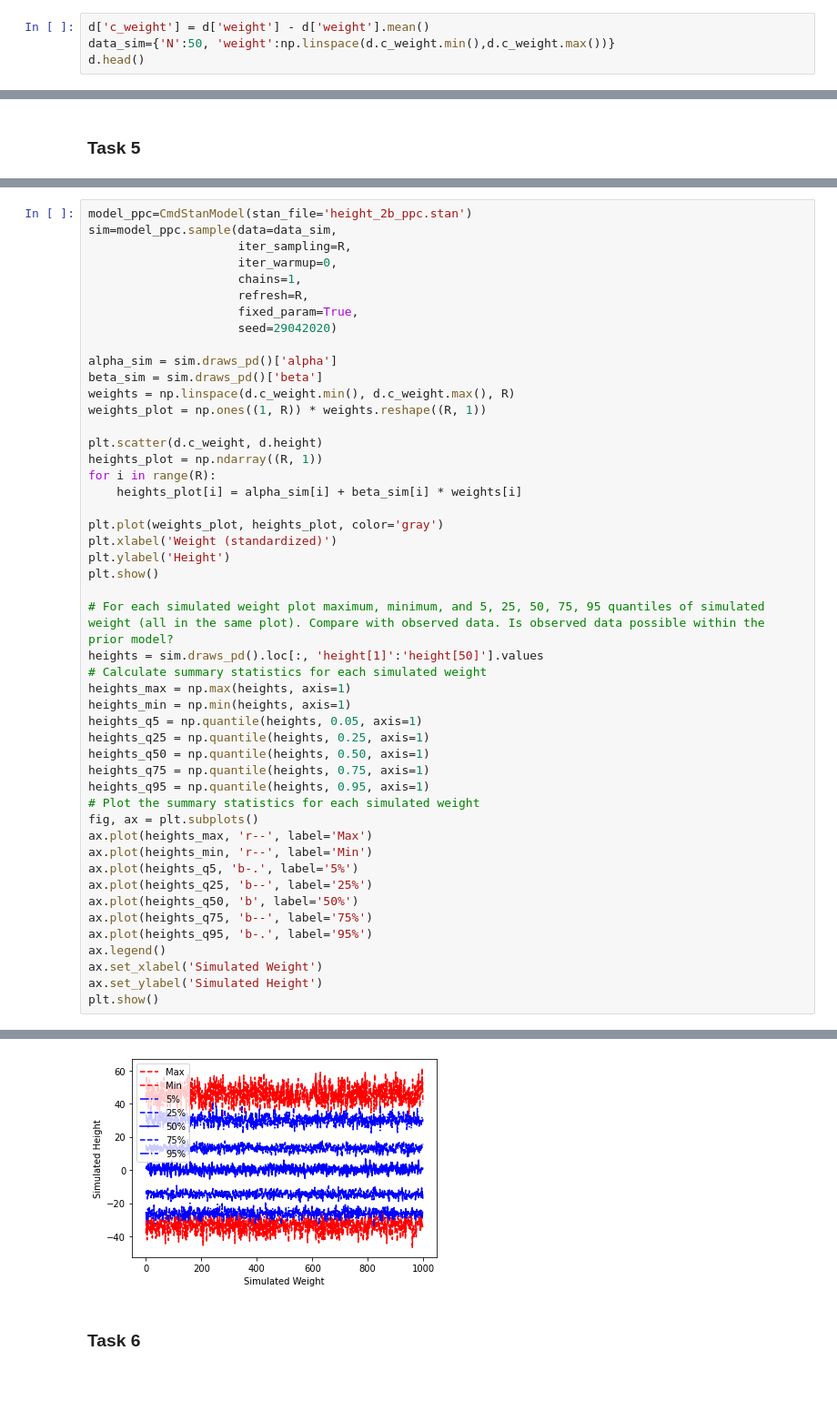
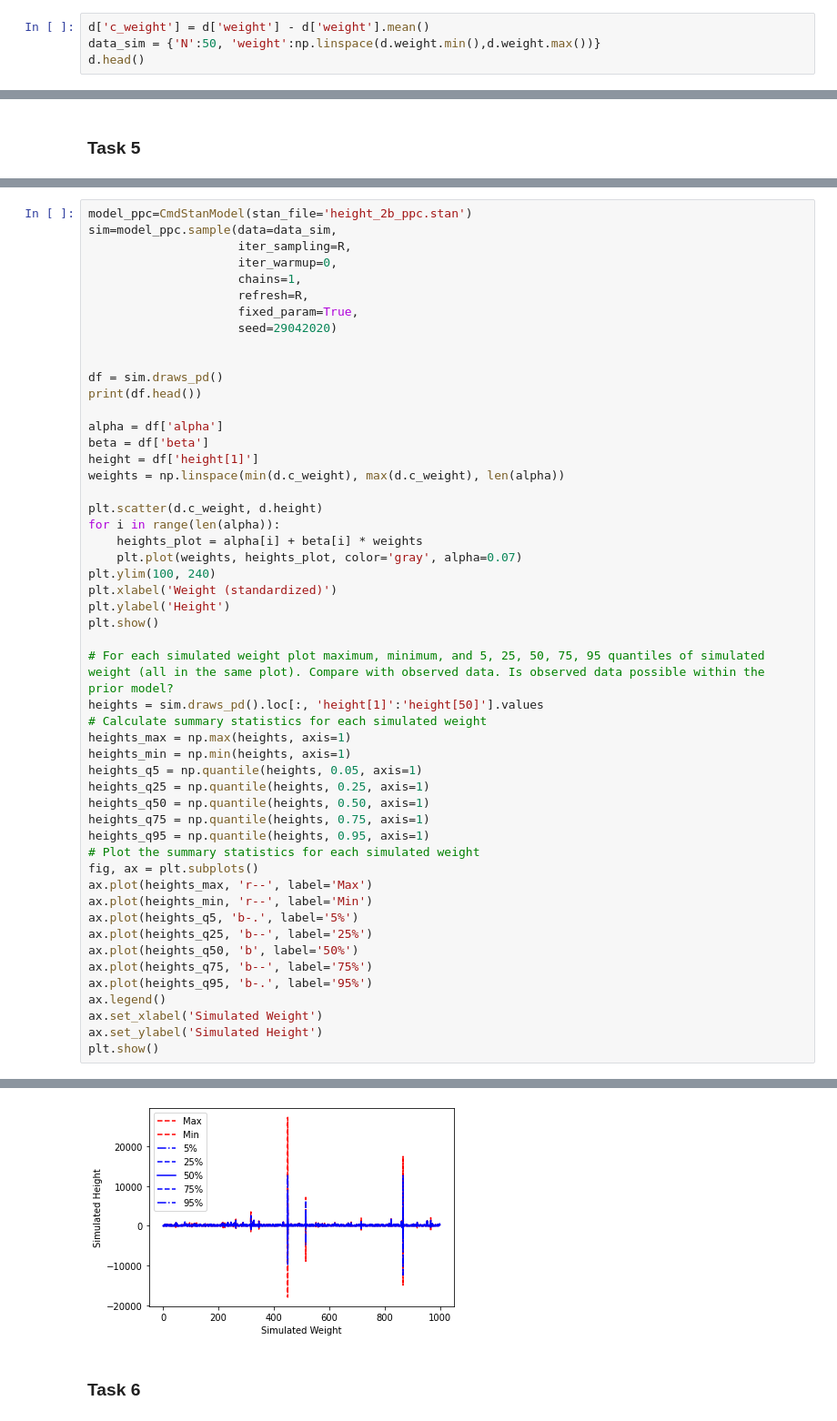
Before and after one commit to radek-szpot/Data-analytics, a Jupyter notebook: lab4/lab4.ipynb, the cells around one changed output, grey strips where cells are left out. Shown at 91% size. Cells and saved outputs as stored; diff of their text form; blank space fills up the shorter version.

```diff
--- a/lab4/lab4.ipynb
+++ b/lab4/lab4.ipynb
@@ -195,7 +195,7 @@ plt.show()
 ### Task 3
 # %%
 d['c_weight'] = d['weight'] - d['weight'].mean()
-data_sim={'N':50, 'weight':np.linspace(d.c_weight.min(),d.c_weight.max())}
+data_sim = {'N':50, 'weight':np.linspace(d.weight.min(),d.weight.max())}
 d.head()
 # %% [output]
 |  | height | weight | age | male | c_weight |
@@ -338,17 +310,20 @@ sim=model_ppc.sample(data=data_sim,
                      fixed_param=True,
                      seed=29042020)
 
-alpha_sim = sim.draws_pd()['alpha']
-beta_sim = sim.draws_pd()['beta']
-weights = np.linspace(d.c_weight.min(), d.c_weight.max(), R)
-weights_plot = np.ones((1, R)) * weights.reshape((R, 1))
+
+df = sim.draws_pd()
+print(df.head())
+
+alpha = df['alpha']
+beta = df['beta']
+height = df['height[1]']
+weights = np.linspace(min(d.c_weight), max(d.c_weight), len(alpha))
 
 plt.scatter(d.c_weight, d.height)
-heights_plot = np.ndarray((R, 1))
-for i in range(R):
-    heights_plot[i] = alpha_sim[i] + beta_sim[i] * weights[i]
-
-plt.plot(weights_plot, heights_plot, color='gray')
+for i in range(len(alpha)):
+    heights_plot = alpha[i] + beta[i] * weights
+    plt.plot(weights, heights_plot, color='gray', alpha=0.07)
+plt.ylim(100, 240)
 plt.xlabel('Weight (standardized)')
 plt.ylabel('Height')
 plt.show()
@@ -399,4 +391,4 @@ INFO:cmdstanpy:CmdStan done processing.
-[figure, old version]
+[figure, new version]
 # %% [markdown]
 ### Task 6
 # %%
```
Also changed, not shown: parts of 11 cells of this notebook.
